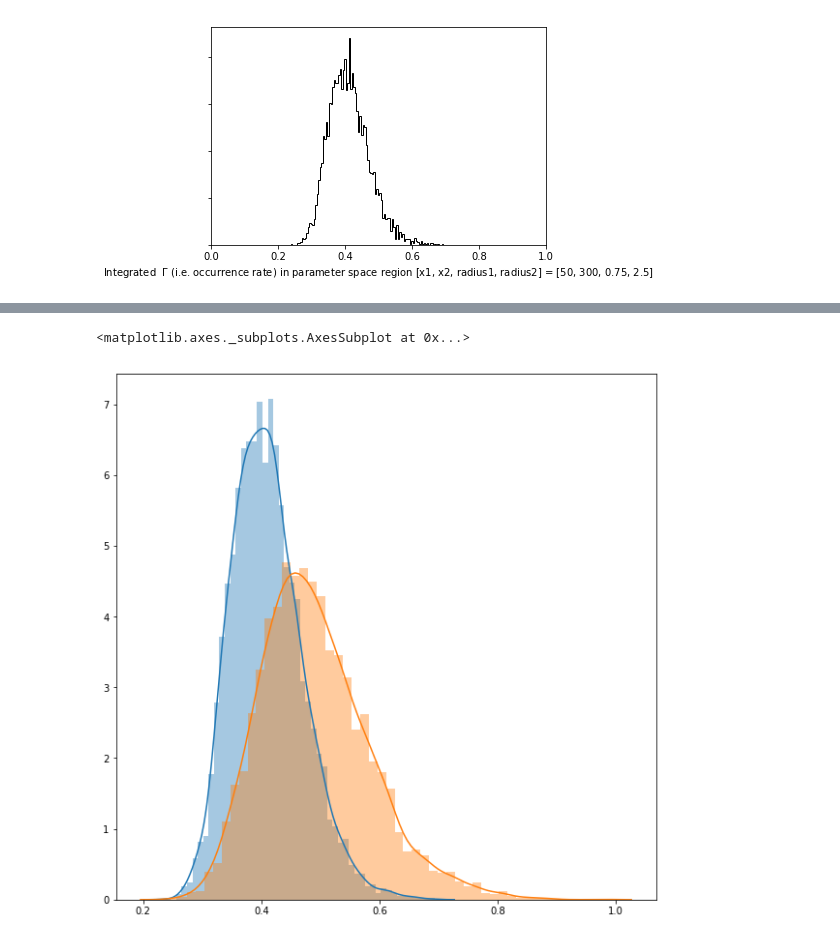
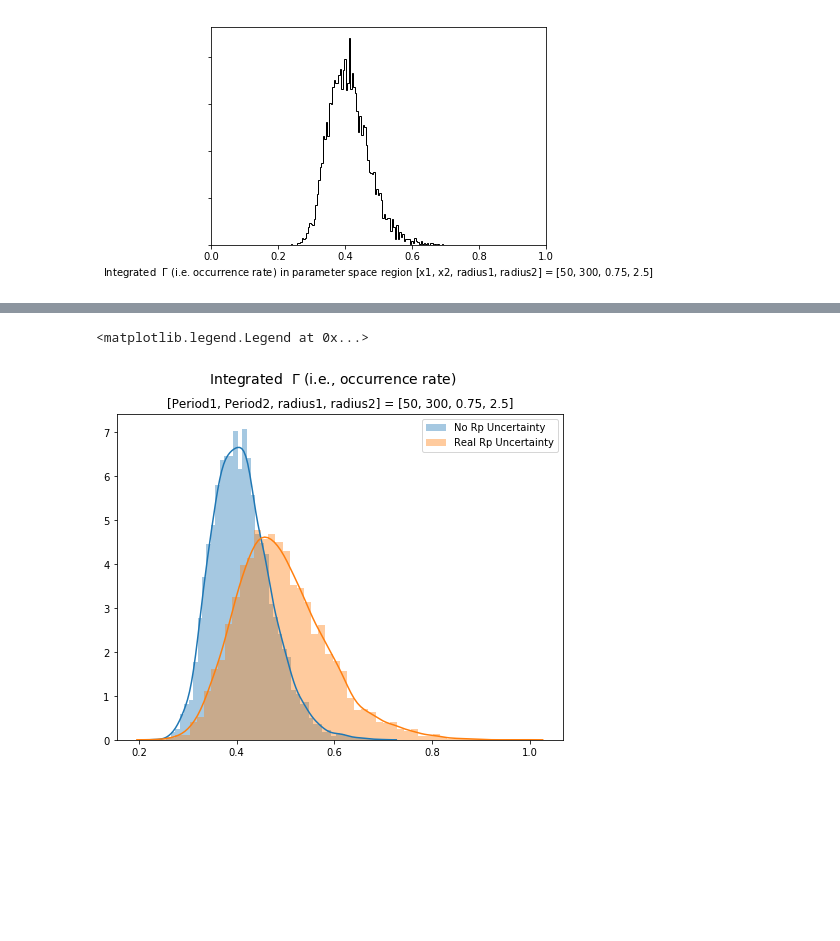
Before and after one commit to mshabram/PyStan_Kepler_Exoplanet_Populations, a Jupyter notebook: occurrence_rate_plotting.ipynb, the cells around one changed output, grey strips where cells are left out. Drawn from its saved outputs; the diff is of its cells as text; code cells hidden in the pictures; blank space fills up the shorter version.

```diff
--- a/occurrence_rate_plotting.ipynb
+++ b/occurrence_rate_plotting.ipynb
@@ -160,6 +158,10 @@ pl.legend()
-# %%
-sns.distplot(int_gamma_samples_no_uncs)
-sns.distplot(int_gamma_samples_real_uncs)
-# %% [output]
-<matplotlib.axes._subplots.AxesSubplot at 0x...>
-[figure, removed]
+# %%
+pl.rcParams["figure.figsize"] = (8,6)
+sns.distplot(int_gamma_samples_no_uncs, label='No Rp Uncertainty')
+sns.distplot(int_gamma_samples_real_uncs,label='Real Rp Uncertainty')
+pl.suptitle(r"Integrated  $\Gamma$ (i.e., occurrence rate)", fontsize=14)
+pl.title("[Period1, Period2, radius1, radius2] = {0}".format([x1,x2,radius1,radius2]));
+pl.legend()
+# %% [output]
+<matplotlib.legend.Legend at 0x...>
+[figure, added]
```
Also changed, not shown: parts of 2 cells of this notebook.
